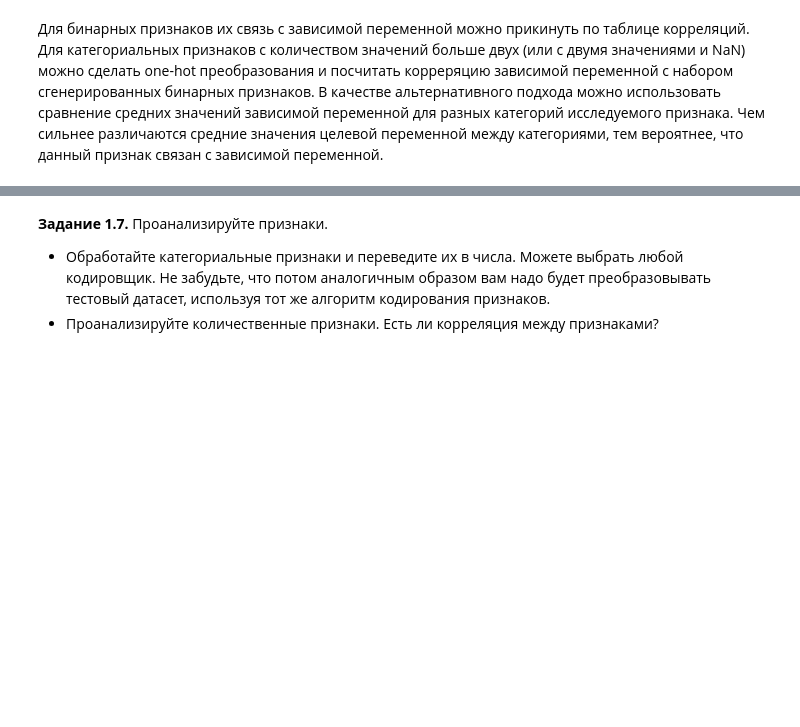
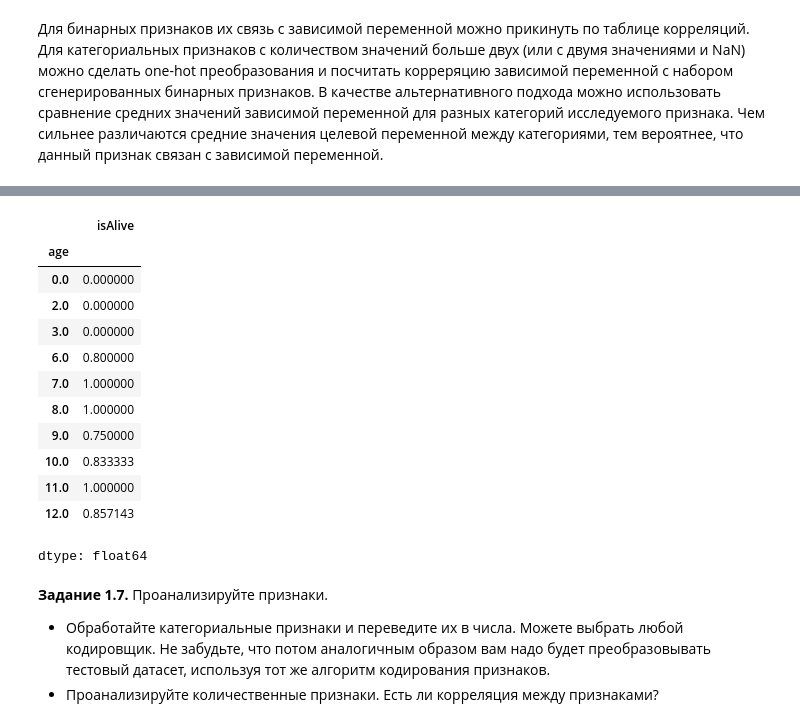
Before and after one commit to Aqity/deep_learning_school_autumn_2026, a Jupyter notebook: hw_1_game_of_thrones_main.ipynb, the cells around one changed output, grey strips where cells are left out. Saved outputs shown, nothing was run; the diff lists cells and outputs as text; code cells hidden in the pictures; blank space fills up the shorter version.

```diff
--- a/hw_1_game_of_thrones_main.ipynb
+++ b/hw_1_game_of_thrones_main.ipynb
@@ -650,9 +660,23 @@ data.describe(include = ['float64']).T[['count', 'min', 'max']].assign(N_unique_
 # %%
 # попробуйте провести сравнение средних зависимой пременной isAlive для признака isAliveSpouse
 # одним из приведенных ниже способов:
 
-# data.groupby('НАЗВАНИЕ ПРИЗНАКА', dropna = False)['isAlive'].mean()
+data.groupby('age', dropna = False)['isAlive'].mean().head(10)
 # pd.pivot_table(data = data, values = 'isAlive', index = 'НАЗВАНИЕ ПРИЗНАКА', aggfunc=['mean', 'count'], dropna=False)
+# %% [output]
+|  | isAlive |
+| age |  |
+| 0.0 | 0.000000 |
+| 2.0 | 0.000000 |
+| 3.0 | 0.000000 |
+| 6.0 | 0.800000 |
+| 7.0 | 1.000000 |
+| 8.0 | 1.000000 |
+| 9.0 | 0.750000 |
+| 10.0 | 0.833333 |
+| 11.0 | 1.000000 |
+| 12.0 | 0.857143 |
+dtype: float64
 # %% [markdown]
 **Задание 1.7.** Проанализируйте признаки.
   * Обработайте категориальные признаки и переведите их в числа. Можете выбрать любой кодировщик. Не забудьте, что потом аналогичным образом вам надо будет преобразовывать тестовый датасет, используя тот же алгоритм кодирования признаков.
```
Also changed, not shown: parts of 10 cells of this notebook.
